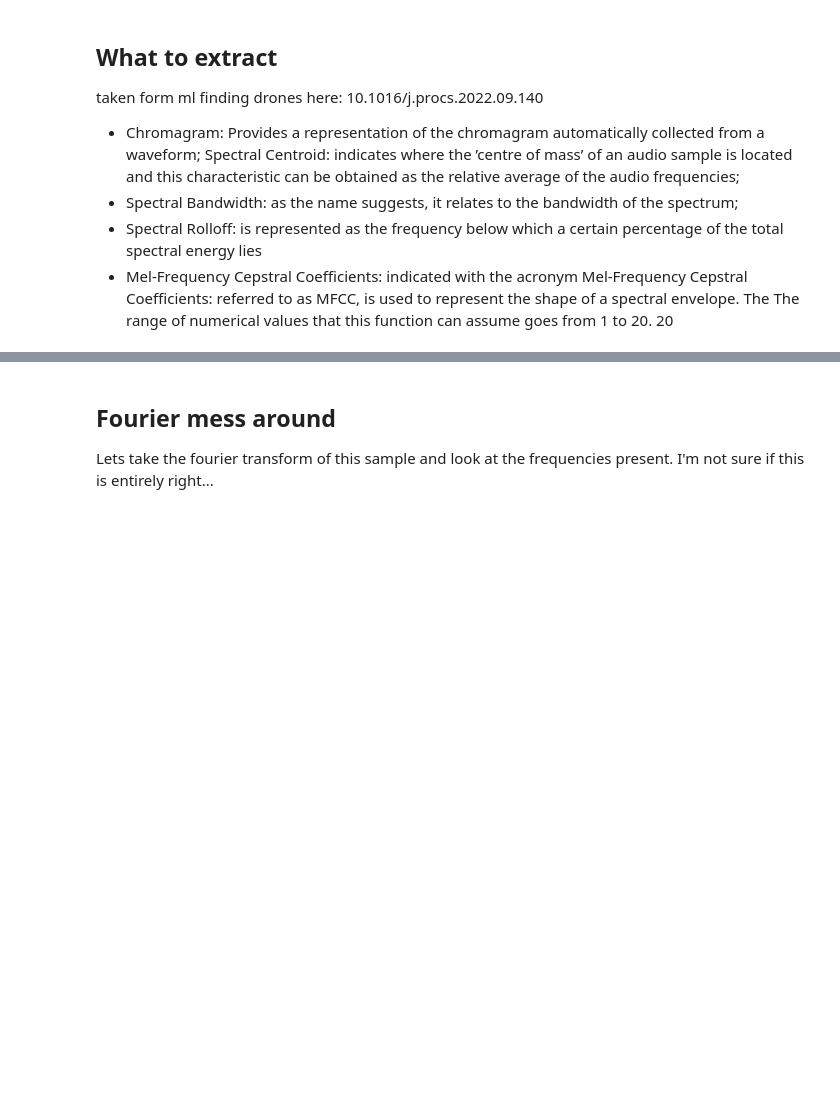
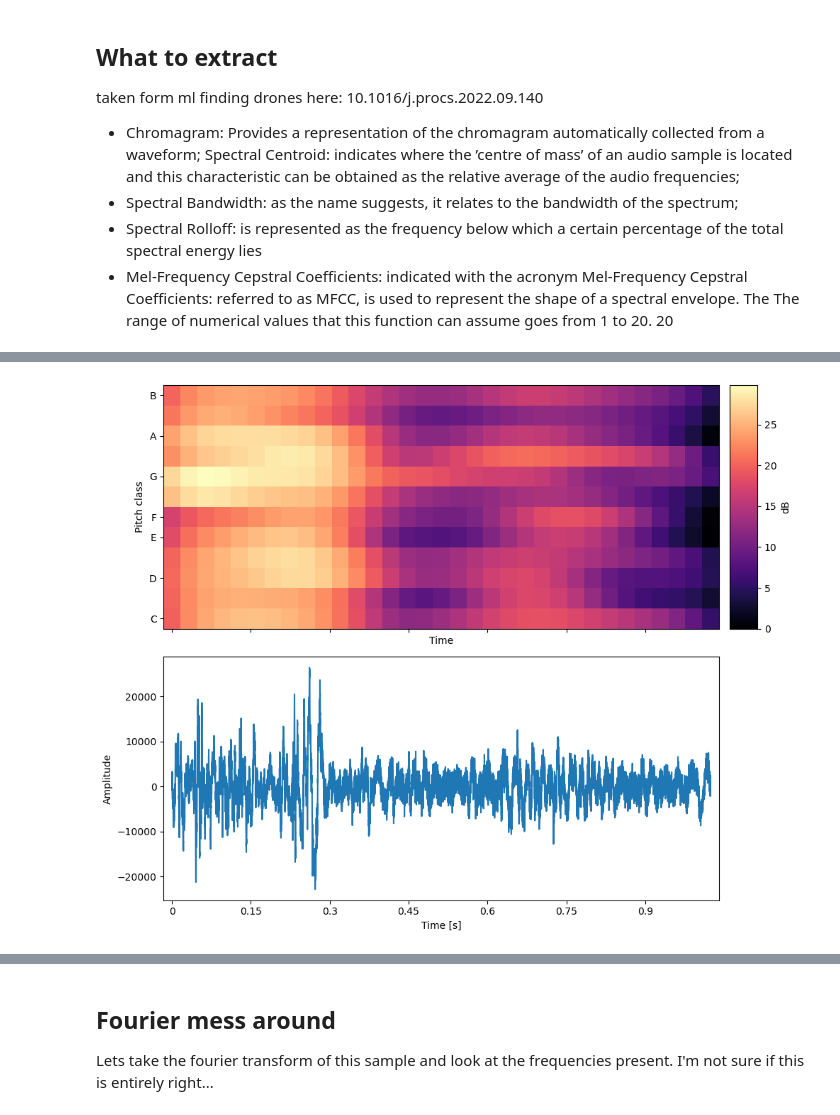
Before and after one commit to mxadams/CSCI575-project, a Jupyter notebook: project.ipynb, the cells around one changed output, grey strips where cells are left out. Saved outputs shown, nothing was run; the diff lists cells and outputs as text; code cells hidden in the pictures; blank space fills up the shorter version.

```diff
--- a/project.ipynb
+++ b/project.ipynb
@@ -227,0 +260,59 @@ taken form ml finding drones here: 10.1016/j.procs.2022.09.140
+# %%
+base = '/Users/calvinhinkle/Desktop/school/mines/2026/spring/adML/finalProj/Binary_Drone_Audio/'
+filename = 'yes_drone/B_S2_D1_067-bebop_000_.wav'
+samplerate, data = wavfile.read(base + filename)
+#samplerate, data = wavfile.read()
+
+if data.ndim > 1:
+    data = data.mean(axis=1)
+
+C = librosa.feature.chroma_stft(
+    y=data.astype(float),
+    sr=samplerate,
+    tuning=0,
+    norm=None,
+    n_fft=8000
+)
+
+eps = np.finfo(float).eps
+fig = plt.figure(figsize=(10, 8))
+gs = gridspec.GridSpec(
+    2, 2,
+    width_ratios=[20, 1],
+    height_ratios=[1, 1]
+)
+
+
+avg = 0
+totLen = 0
+for i in C:
+    totLen = totLen + len(i)
+    avg = avg + i.sum()
+avg = avg / totLen
+minC = C.min()
+
+ax_main = fig.add_subplot(gs[0, 0])
+img = librosa.display.specshow(
+    20 * np.log10((eps + C) / minC),
+    x_axis='time',
+    y_axis='chroma',
+    sr=samplerate,
+    ax=ax_main
+)
+
+cax = fig.add_subplot(gs[0, 1])
+fig.colorbar(img, cax=cax)
+cax.set_ylabel('dB')
+
+times = np.arange(len(data)) / samplerate
+ax_residuals = fig.add_subplot(gs[1, 0], sharex=ax_main)
+ax_residuals.plot(times, data)
+ax_residuals.set_xlabel('Time [s]')
+ax_residuals.set_ylabel('Amplitude')
+
+plt.setp(ax_main.get_xticklabels(), visible=False)
+
+plt.tight_layout()
+plt.show()
+# %% [output]
+[figure, added]
```
Also changed, not shown: parts of 84 cells of this notebook.
